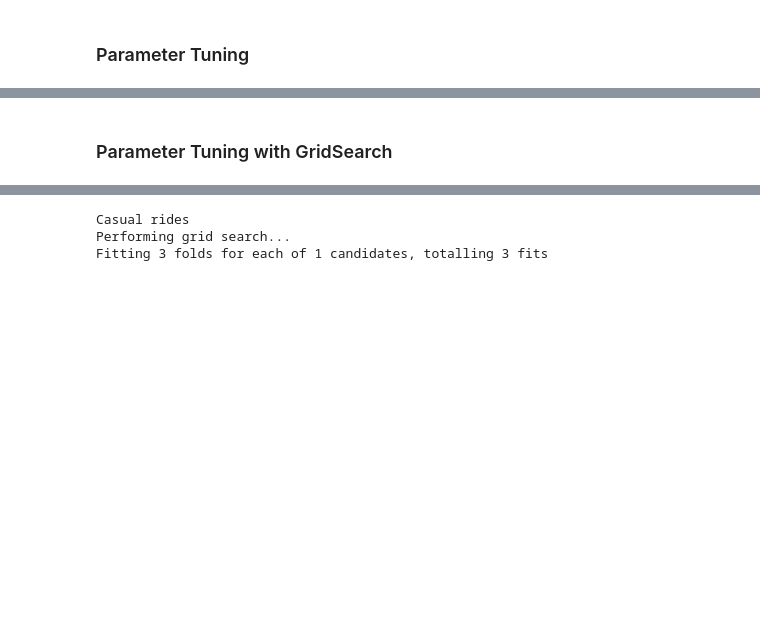
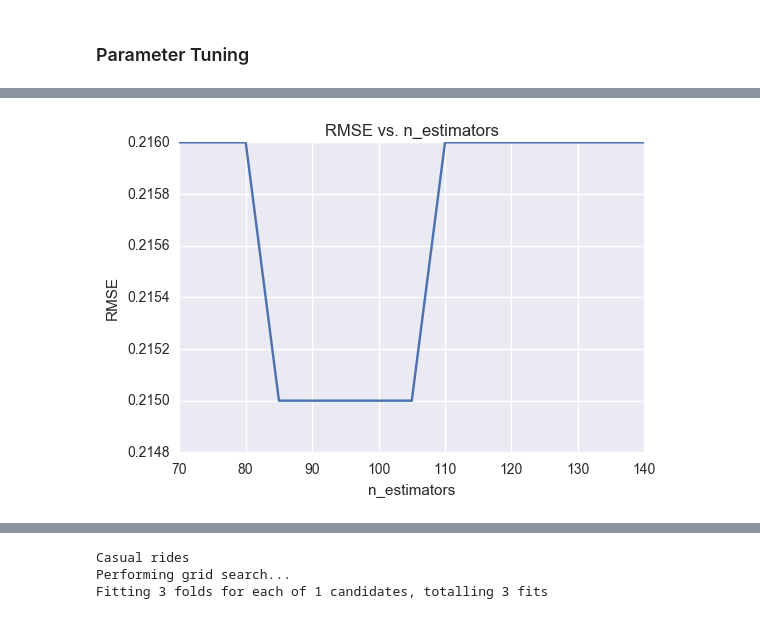
Before and after one commit to zingbretsenucb/w207_kaggleproject, a Jupyter notebook: Bikeshare.ipynb, the cells around one changed output, grey strips where cells are left out. Drawn from its saved outputs; the diff is of its cells as text; code cells hidden in the pictures; blank space fills up the shorter version.

Commit message:
NC shortcut parameter tuning graphs

```diff
--- a/Bikeshare.ipynb
+++ b/Bikeshare.ipynb
@@ -242,2 +217,4 @@ Perhaps we could 'cheat' and just save the resulting RMSE's from each of these g
-# %% [markdown]
-### Parameter Tuning with GridSearch
+# %%
+bs.praram_tuning_graphs_abbrev(parameter = 'n_estimators')
+# %% [output]
+[figure, added]
```
Also changed, not shown: parts of 12 cells of this notebook, 1 other file.
